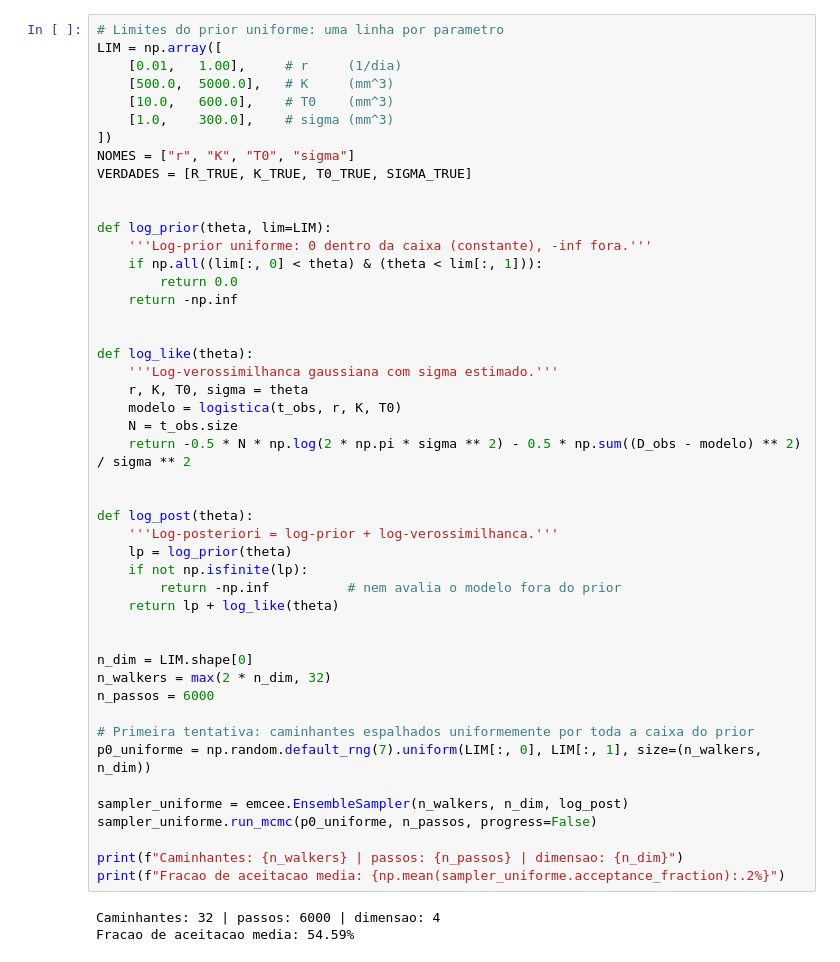
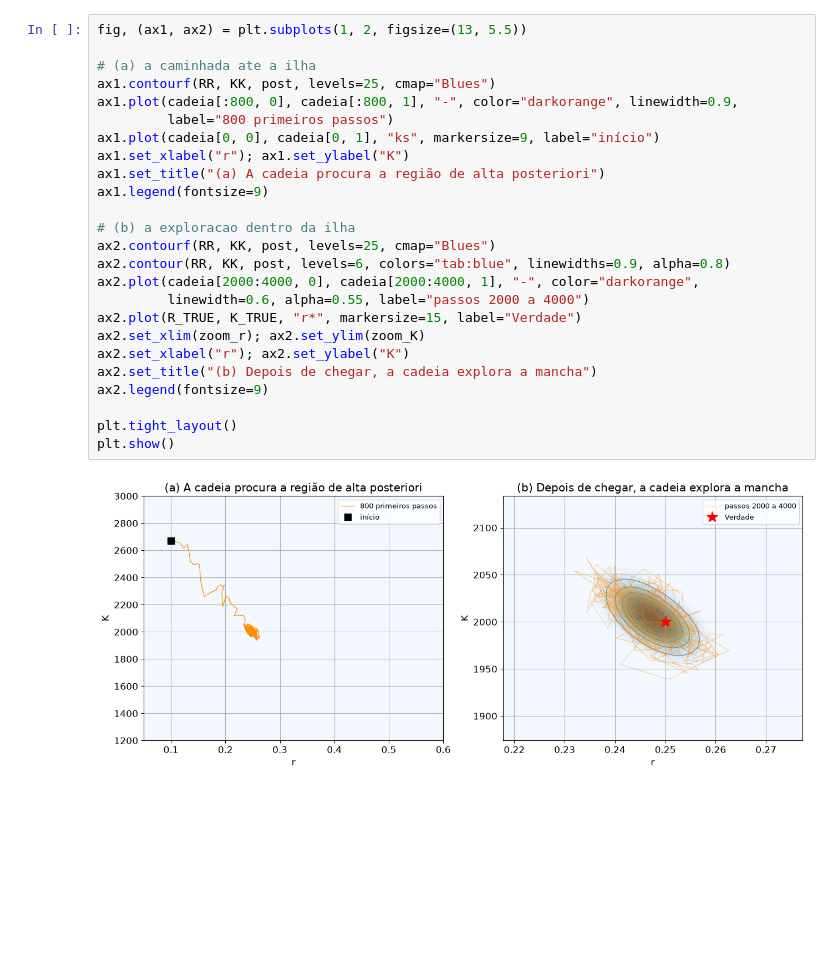
Before and after one commit to g-rodrigues2/apostila-modelagem-computacional, a Jupyter notebook: capitulo_3_calibracao_bayesiana.ipynb, the cells around one changed output. Saved outputs shown, nothing was run; the diff lists cells and outputs as text; blank space fills up the shorter version.

```diff
--- a/capitulo_3_calibracao_bayesiana.ipynb
+++ b/capitulo_3_calibracao_bayesiana.ipynb
@@ -492,51 +539,28 @@ isto é, **incluindo a condição inicial e o desvio-padrão do ruído** como in
 # %%
-# Limites do prior uniforme: uma linha por parametro
-LIM = np.array([
-    [0.01,   1.00],     # r     (1/dia)
-    [500.0,  5000.0],   # K     (mm^3)
-    [10.0,   600.0],    # T0    (mm^3)
-    [1.0,    300.0],    # sigma (mm^3)
-])
-NOMES = ["r", "K", "T0", "sigma"]
-VERDADES = [R_TRUE, K_TRUE, T0_TRUE, SIGMA_TRUE]
+fig, (ax1, ax2) = plt.subplots(1, 2, figsize=(13, 5.5))
 
+# (a) a caminhada ate a ilha
+ax1.contourf(RR, KK, post, levels=25, cmap="Blues")
+ax1.plot(cadeia[:800, 0], cadeia[:800, 1], "-", color="darkorange", linewidth=0.9,
+         label="800 primeiros passos")
+ax1.plot(cadeia[0, 0], cadeia[0, 1], "ks", markersize=9, label="início")
+ax1.set_xlabel("r"); ax1.set_ylabel("K")
+ax1.set_title("(a) A cadeia procura a região de alta posteriori")
+ax1.legend(fontsize=9)
 
-def log_prior(theta, lim=LIM):
-    '''Log-prior uniforme: 0 dentro da caixa (constante), -inf fora.'''
-    if np.all((lim[:, 0] < theta) & (theta < lim[:, 1])):
-        return 0.0
-    return -np.inf
+# (b) a exploracao dentro da ilha
+ax2.contourf(RR, KK, post, levels=25, cmap="Blues")
+ax2.contour(RR, KK, post, levels=6, colors="tab:blue", linewidths=0.9, alpha=0.8)
+ax2.plot(cadeia[2000:4000, 0], cadeia[2000:4000, 1], "-", color="darkorange",
+         linewidth=0.6, alpha=0.55, label="passos 2000 a 4000")
+ax2.plot(R_TRUE, K_TRUE, "r*", markersize=15, label="Verdade")
+ax2.set_xlim(zoom_r); ax2.set_ylim(zoom_K)
+ax2.set_xlabel("r"); ax2.set_ylabel("K")
+ax2.set_title("(b) Depois de chegar, a cadeia explora a mancha")
+ax2.legend(fontsize=9)
 
-
-def log_like(theta):
-    '''Log-verossimilhanca gaussiana com sigma estimado.'''
-    r, K, T0, sigma = theta
-    modelo = logistica(t_obs, r, K, T0)
-    N = t_obs.size
-    return -0.5 * N * np.log(2 * np.pi * sigma ** 2) - 0.5 * np.sum((D_obs - modelo) ** 2) / sigma ** 2
-
-
-def log_post(theta):
-    '''Log-posteriori = log-prior + log-verossimilhanca.'''
-    lp = log_prior(theta)
-    if not np.isfinite(lp):
-        return -np.inf          # nem avalia o modelo fora do prior
-    return lp + log_like(theta)
-
-
-n_dim = LIM.shape[0]
-n_walkers = max(2 * n_dim, 32)
-n_passos = 6000
-
-# Primeira tentativa: caminhantes espalhados uniformemente por toda a caixa do prior
-p0_uniforme = np.random.default_rng(7).uniform(LIM[:, 0], LIM[:, 1], size=(n_walkers, n_dim))
-
-sampler_uniforme = emcee.EnsembleSampler(n_walkers, n_dim, log_post)
-sampler_uniforme.run_mcmc(p0_uniforme, n_passos, progress=False)
-
-print(f"Caminhantes: {n_walkers} | passos: {n_passos} | dimensao: {n_dim}")
-print(f"Fracao de aceitacao media: {np.mean(sampler_uniforme.acceptance_fraction):.2%}")
+plt.tight_layout()
+plt.show()
 # %% [output]
-Caminhantes: 32 | passos: 6000 | dimensao: 4
-Fracao de aceitacao media: 54.59%
+[figure, added]
 # %% [markdown]
```
Also changed, not shown: parts of 79 cells of this notebook, 1 other file.
